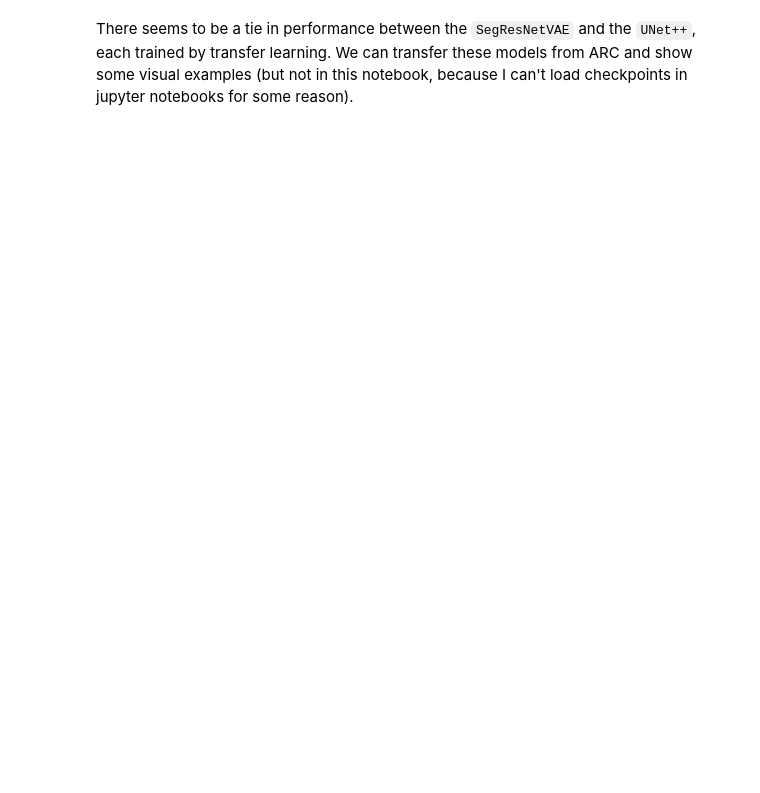
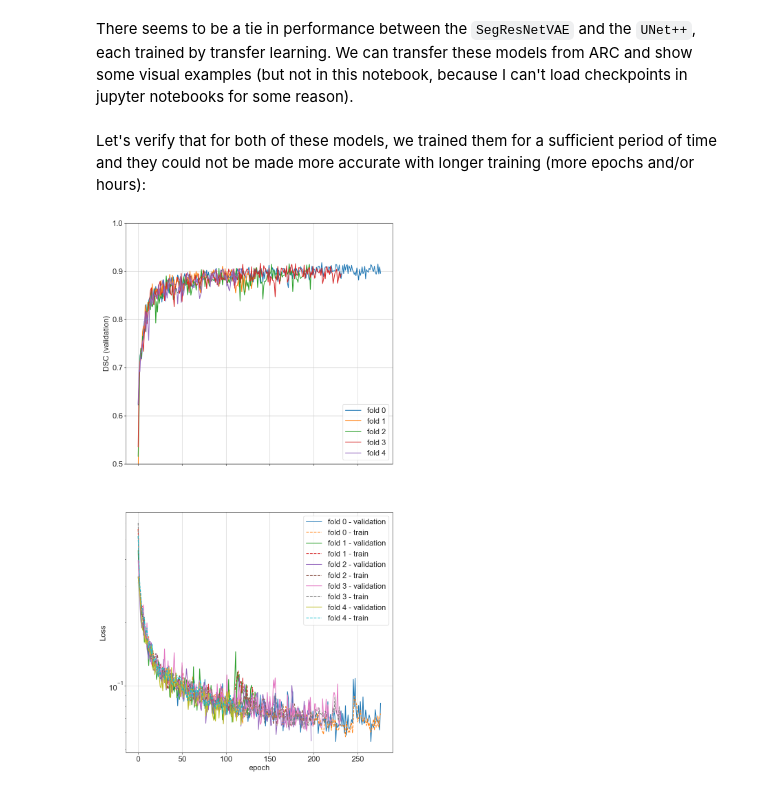
Before and after one commit to Bonelab/hrpqct-knee-segmentation, a Jupyter notebook: notebooks/analyze_knee_base_and_transfer_cv.ipynb, the cells around one changed output. Drawn from its saved outputs; the diff is of its cells as text; code cells hidden in the pictures; blank space fills up the shorter version.

```diff
--- a/notebooks/analyze_knee_base_and_transfer_cv.ipynb
+++ b/notebooks/analyze_knee_base_and_transfer_cv.ipynb
@@ -146,2 +146,29 @@ plt.show()
 # %% [markdown]
 There seems to be a tie in performance between the `SegResNetVAE` and the `UNet++`, each trained by transfer learning. We can transfer these models from ARC and show some visual examples (but not in this notebook, because I can't load checkpoints in jupyter notebooks for some reason).
+# %% [markdown]
+Let's verify that for both of these models, we trained them for a sufficient period of time and they could not be made more accurate with longer training (more epochs and/or hours):
+# %%
+segresnetvae_metrics_fns = glob(
+    path.join("..", "from_arc", "segresnetvae_3d_knee_transfer_cv", "*_f?", "metrics.csv")
+)
+segresnetvae_metrics_dfs = [pd.read_csv(fn) for fn in segresnetvae_metrics_fns]
+
+sns.set_style("ticks",{'axes.grid' : True})
+
+fig, axs = plt.subplots(2, 1, figsize=(10,20), sharex=True)
+
+
+for i, srnv_df in enumerate(segresnetvae_metrics_dfs):
+    sns.lineplot(ax=axs[0], data=srnv_df, x="epoch", y="val_dsc_0_epoch", label=f"fold {i}")
+    sns.lineplot(ax=axs[1], data=srnv_df, x="epoch", y="val_loss_epoch", linestyle="-", label=f"fold {i} - validation")
+    sns.lineplot(ax=axs[1], data=srnv_df, x="epoch", y="train_loss_epoch", linestyle="--", label=f"fold {i} - train")
+
+axs[0].set_ylim(0.5,1)
+axs[0].set_ylabel("DSC (validation)")
+
+axs[1].set_yscale("log")
+axs[1].set_ylabel("Loss")
+
+plt.show()
+# %% [output]
+[figure, added]
```
Also changed, not shown: parts of 2 cells of this notebook, 1 other file.
